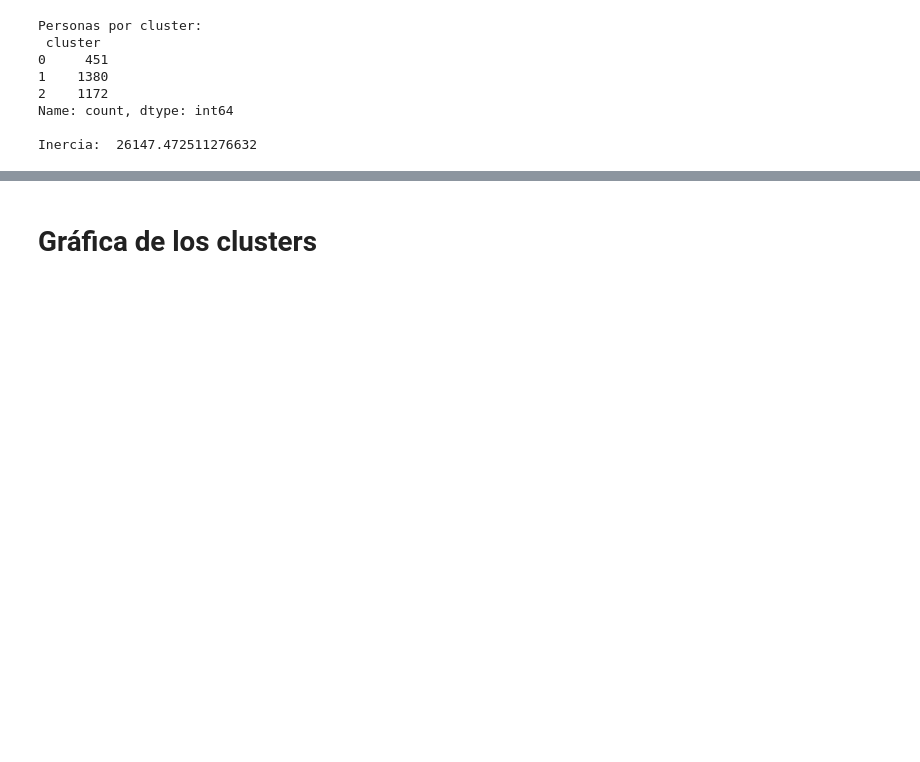
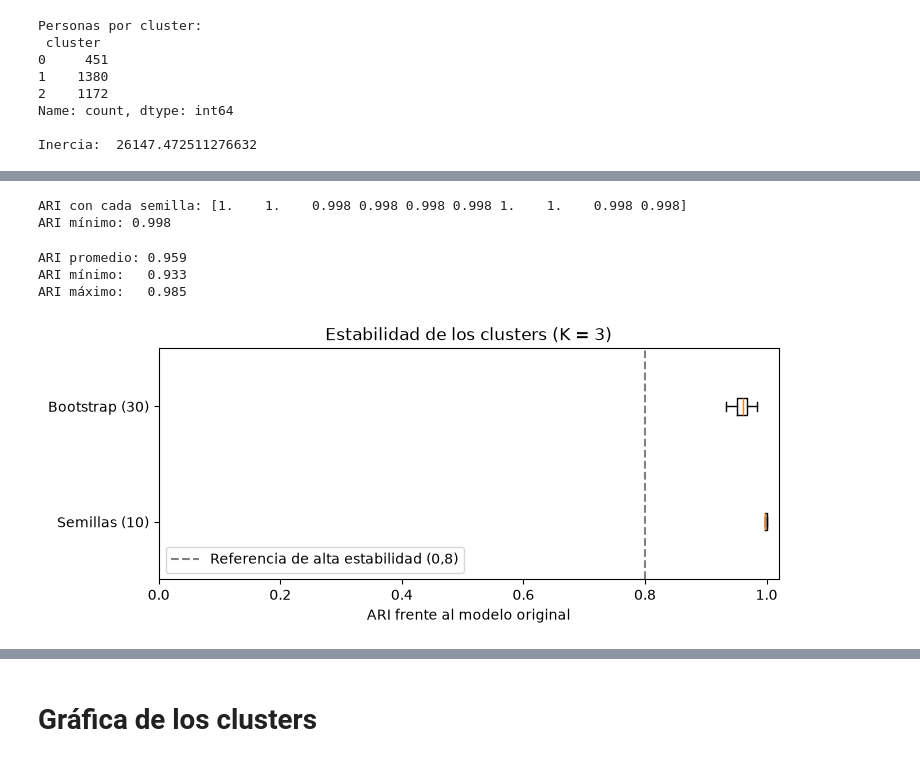
Before and after one commit to lezlynossa-oss/proyecto-integrador-quinto, a Jupyter notebook: Mineria/02_perfiles_vulnerabilidad_kmeans.ipynb, the cells around one changed output, grey strips where cells are left out. Cells and saved outputs as stored; diff of their text form; code cells hidden in the pictures; blank space fills up the shorter version.

Commit message:
Clustering: prueba de estabilidad con semillas y bootstrap

```diff
--- a/Mineria/02_perfiles_vulnerabilidad_kmeans.ipynb
+++ b/Mineria/02_perfiles_vulnerabilidad_kmeans.ipynb
@@ -303,0 +316,49 @@ Inercia:  26147.472511276632
+# %%
+#prueba 1: entrenamos K-Means con 10 semillas distintas y comparamos con el modelo original
+ari_semillas = []
+
+for semilla in range(10):
+    modelo = KMeans(n_clusters=3, random_state=semilla, n_init=10)
+    modelo.fit(datos_pca.values)
+    ari_semillas.append(adjusted_rand_score(kmeans.labels_, modelo.labels_))
+
+print("ARI con cada semilla:", np.round(ari_semillas, 3))
+print("ARI mínimo: %0.3f" % min(ari_semillas))
+# %% [output]
+ARI con cada semilla: [1.    1.    0.998 0.998 0.998 0.998 1.    1.    0.998 0.998]
+ARI mínimo: 0.998
+# %%
+#prueba 2: bootstrap, entrenamos con 30 muestras al azar de las mismas personas
+generador = np.random.default_rng(42)   #generador de números aleatorios con semilla fija
+ari_bootstrap = []
+
+for i in range(30):
+    #elegimos 3003 posiciones al azar con reemplazo (algunas personas salen repetidas y otras no salen)
+    indices = generador.choice(len(datos_pca), size=len(datos_pca), replace=True)
+
+    modelo = KMeans(n_clusters=3, random_state=42, n_init=10)
+    modelo.fit(datos_pca.values[indices])
+
+    #el modelo nuevo clasifica a TODAS las personas y lo comparamos con el original
+    ari_bootstrap.append(adjusted_rand_score(kmeans.labels_, modelo.predict(datos_pca.values)))
+
+print("ARI promedio: %0.3f" % np.mean(ari_bootstrap))
+print("ARI mínimo:   %0.3f" % min(ari_bootstrap))
+print("ARI máximo:   %0.3f" % max(ari_bootstrap))
+# %% [output]
+ARI promedio: 0.959
+ARI mínimo:   0.933
+ARI máximo:   0.985
+# %%
+#comparamos visualmente las dos pruebas
+plt.figure(figsize=(8, 3), dpi=100)
+plt.boxplot([ari_semillas, ari_bootstrap], vert=False,
+            tick_labels=["Semillas (10)", "Bootstrap (30)"])
+plt.axvline(0.8, color="gray", linestyle="--", label="Referencia de alta estabilidad (0,8)")
+plt.xlim(0, 1.02)
+plt.xlabel("ARI frente al modelo original")
+plt.title("Estabilidad de los clusters (K = 3)")
+plt.legend(loc="lower left")
+plt.show()
+# %% [output]
+[figure, added]
```
Also changed, not shown: parts of 3 cells of this notebook.
